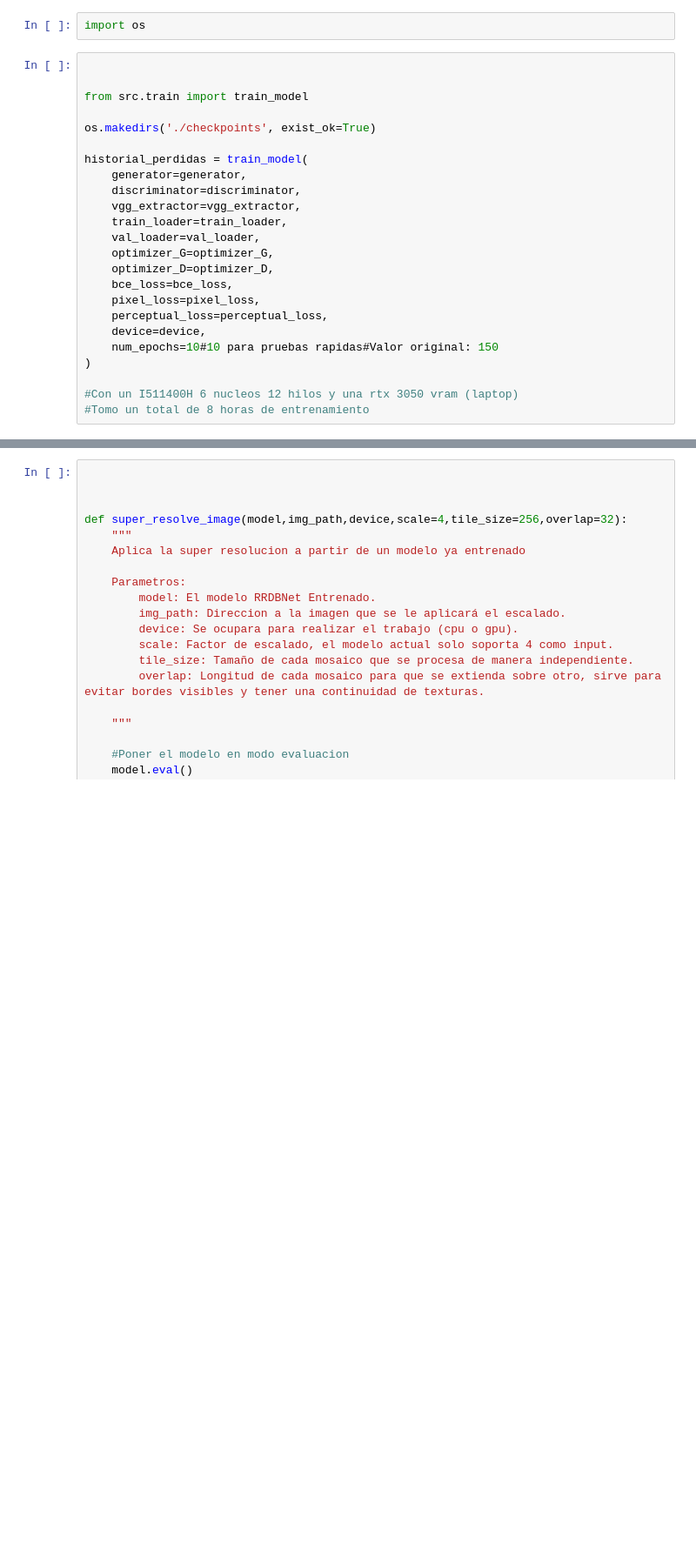
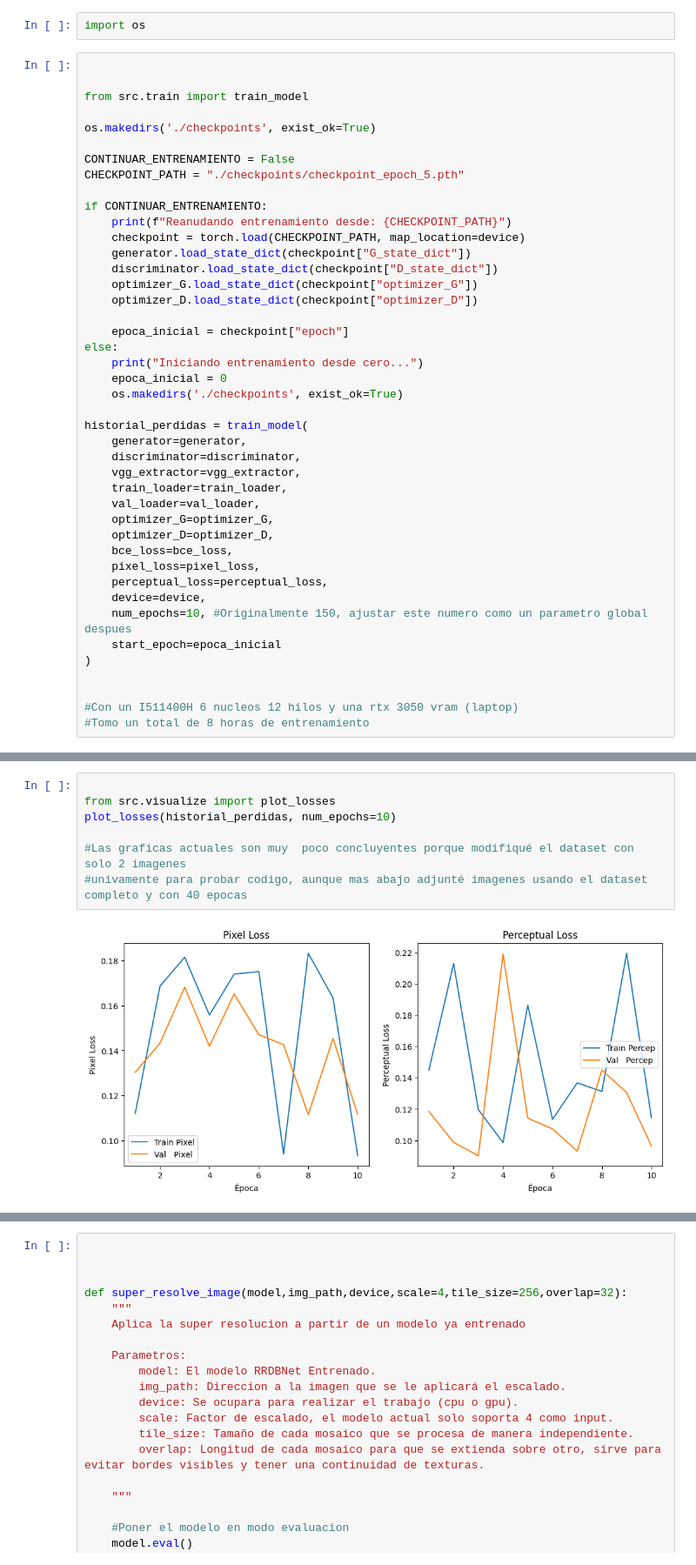
Before and after one commit to Jose117053/Super-resolucion-de-imagenes-con-ESRGAN, a Jupyter notebook: gan.ipynb, the cells around one changed output, grey strips where cells are left out. Shown at 87% size. Drawn from its saved outputs; the diff is of its cells as text; blank space fills up the shorter version.

Commit message:
refactor: generalization of train(from epoch 0 or a specific epoch)

```diff
--- a/gan.ipynb
+++ b/gan.ipynb
@@ -115,6 +118,23 @@ import os
 from src.train import train_model
 
 os.makedirs('./checkpoints', exist_ok=True)
+
+CONTINUAR_ENTRENAMIENTO = False
+CHECKPOINT_PATH = "./checkpoints/checkpoint_epoch_5.pth"
+
+if CONTINUAR_ENTRENAMIENTO:
+    print(f"Reanudando entrenamiento desde: {CHECKPOINT_PATH}")
+    checkpoint = torch.load(CHECKPOINT_PATH, map_location=device)
+    generator.load_state_dict(checkpoint["G_state_dict"])
+    discriminator.load_state_dict(checkpoint["D_state_dict"])
+    optimizer_G.load_state_dict(checkpoint["optimizer_G"])
+    optimizer_D.load_state_dict(checkpoint["optimizer_D"])
+
+    epoca_inicial = checkpoint["epoch"]
+else:
+    print("Iniciando entrenamiento desde cero...")
+    epoca_inicial = 0
+    os.makedirs('./checkpoints', exist_ok=True)
 
 historial_perdidas = train_model(
     generator=generator,
@@ -128,8 +148,10 @@ historial_perdidas = train_model(
     pixel_loss=pixel_loss,
     perceptual_loss=perceptual_loss,
     device=device,
-    num_epochs=10#10 para pruebas rapidas#Valor original: 150
+    num_epochs=10, #Originalmente 150, ajustar este numero como un parametro global despues
+    start_epoch=epoca_inicial
 )
+
 
 #Con un I511400H 6 nucleos 12 hilos y una rtx 3050 vram (laptop)
 #Tomo un total de 8 horas de entrenamiento
@@ -187,0 +166,9 @@ plt.show()
+# %%
+
+from src.visualize import plot_losses
+plot_losses(historial_perdidas, num_epochs=10)
+
+#Las graficas actuales son muy  poco concluyentes porque modifiqué el dataset con solo 2 imagenes
+#univamente para probar codigo, aunque mas abajo adjunté imagenes usando el dataset completo y con 40 epocas
+# %% [output]
+[figure, added]
```
Also changed, not shown: parts of 7 cells of this notebook, 2 other files.
